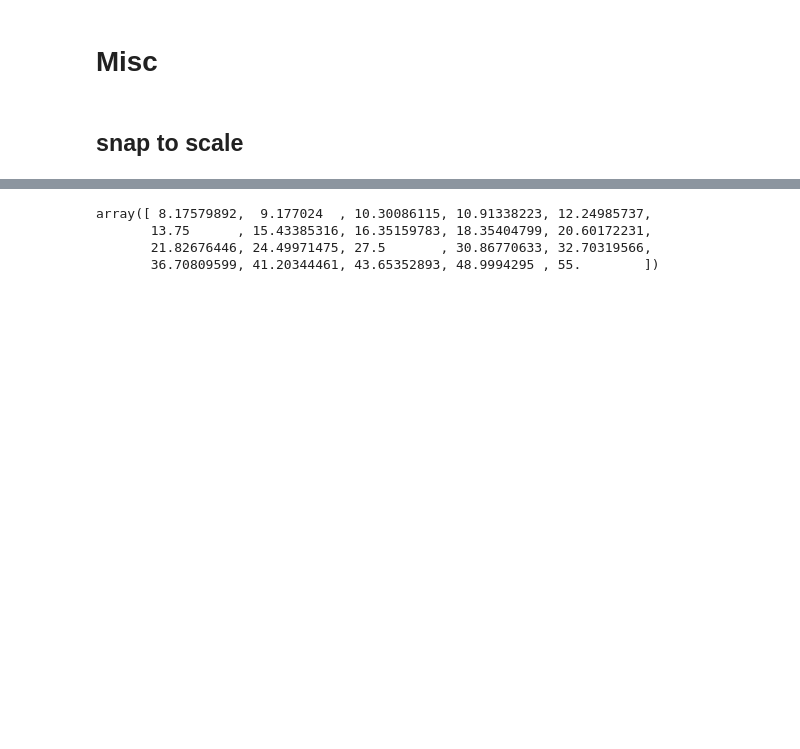
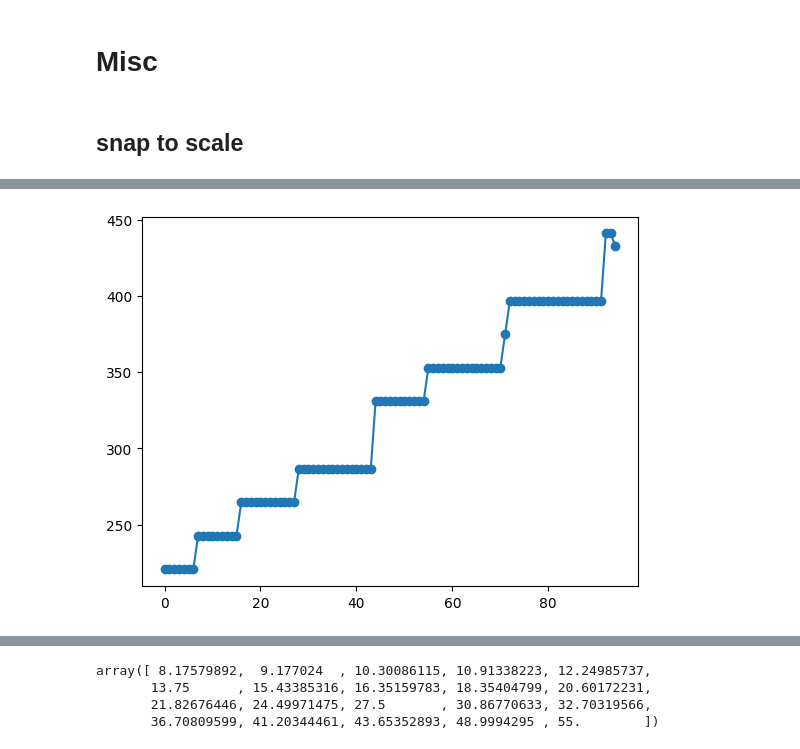
Before and after one commit to thorwhalen/hum, a Jupyter notebook: misc/99_hum_wip.ipynb, the cells around one changed output, grey strips where cells are left out. Cells and saved outputs as stored; diff of their text form; code cells hidden in the pictures; blank space fills up the shorter version.

```diff
--- a/misc/99_hum_wip.ipynb
+++ b/misc/99_hum_wip.ipynb
@@ -152,4 +152,39 @@ with s:
 # %% [markdown]
 ## snap to scale
 # %%
-from hum.util import ListSnapper
+from hum.util import scale_snapper
+from hum import Synth
+from hum.synth_funcs import sine
+from time import sleep
+import recode
+
+snap_to_c_major = scale_snapper()
+
+synth = Synth(sine, value_trans={'freq': snap_to_c_major})
+
+# with synth as s:
+#     for f in range(220, 440, 5):
+#         s(freq=f)
+#         sleep(0.1)
+
+def gen_events():
+    for i, f in enumerate(range(220, 440, 5)):
+        yield 0.1 * i, {'freq': f}
+
+events = list(gen_events())
+
+wav_bytes = synth.render_events(events)
+wf, sr = recode.decode_wav_bytes(wav_bytes)
+
+from hum.extra_util import estimate_frequencies
+from hum.util import round_numbers
+from IPython.display import Audio
+
+t = list(round_numbers(estimate_frequencies(wf, sr, chunker=2000), round_to=0.01))
+len(t)
+
+from matplotlib import pyplot as plt
+
+plt.plot(t, '-o')
+Audio(wav_bytes)
+# %% [output]
@@ -155,0 +192 @@ from hum.util import ListSnapper
+[figure, added]
```
Also changed, not shown: parts of 8 cells of this notebook, 3 other files.
